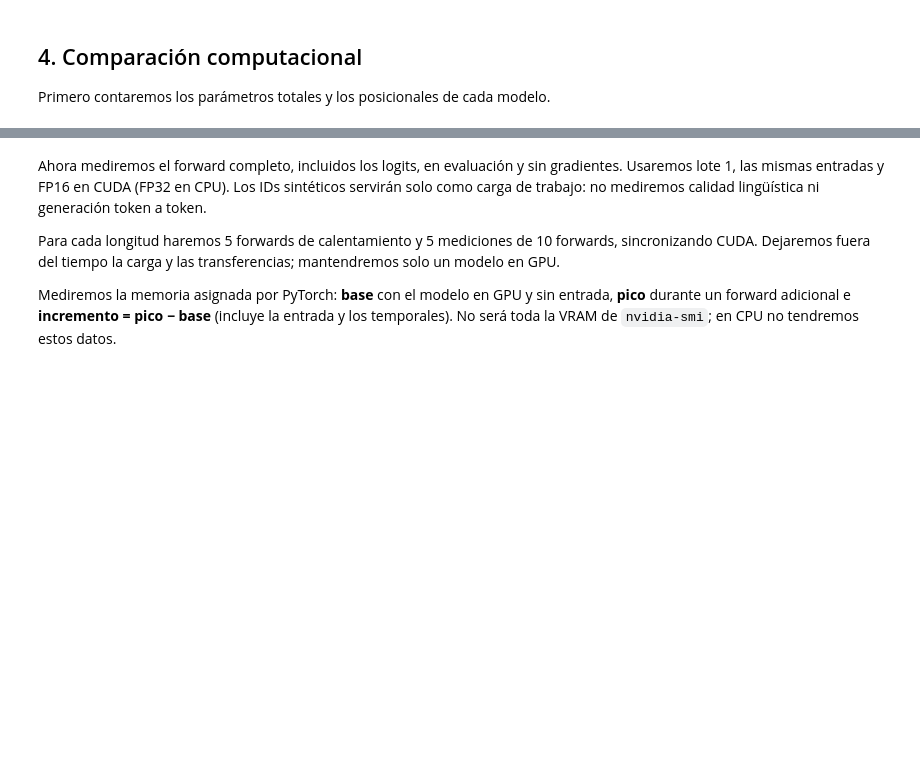
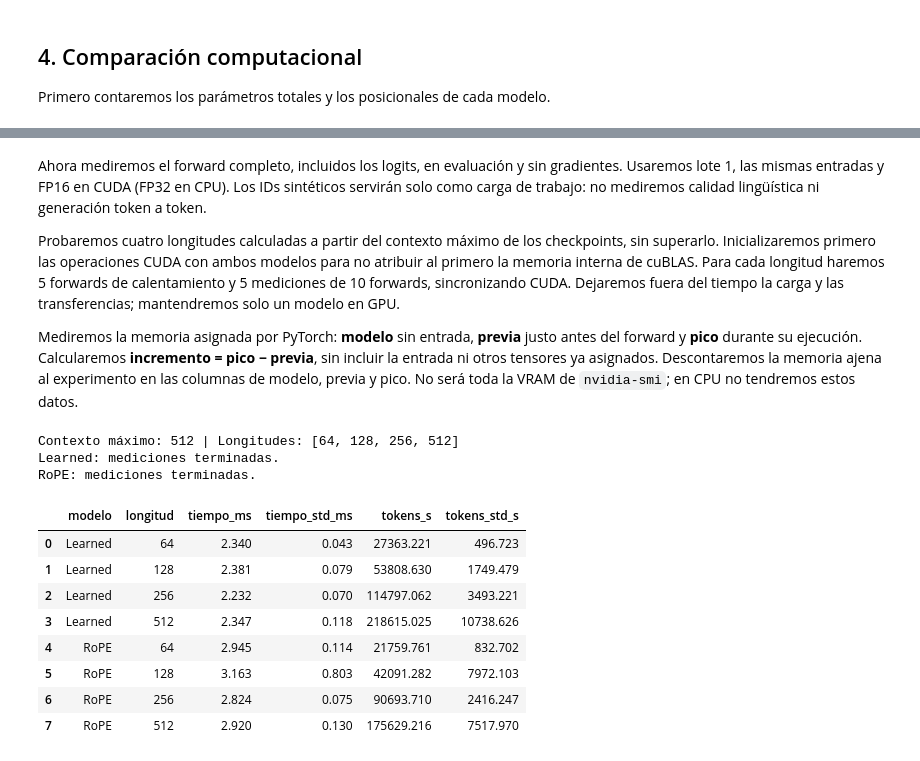
Before and after one commit to lucasbeneyto/Practica1_PLN1, a Jupyter notebook: experimentos_2_y_3/experimento_3.ipynb, the cells around one changed output, grey strips where cells are left out. Saved outputs shown, nothing was run; the diff lists cells and outputs as text; code cells hidden in the pictures; blank space fills up the shorter version.

```diff
--- a/experimentos_2_y_3/experimento_3.ipynb
+++ b/experimentos_2_y_3/experimento_3.ipynb
@@ -162,34 +193,50 @@ tabla_parametros.to_csv(resultados / 'parametros.csv', index=False)
 # %% [markdown]
 Ahora mediremos el forward completo, incluidos los logits, en evaluación y sin gradientes. Usaremos lote 1, las mismas entradas y FP16 en CUDA (FP32 en CPU). Los IDs sintéticos servirán solo como carga de trabajo: no mediremos calidad lingüística ni generación token a token.
 
-Para cada longitud haremos 5 forwards de calentamiento y 5 mediciones de 10 forwards, sincronizando CUDA. Dejaremos fuera del tiempo la carga y las transferencias; mantendremos solo un modelo en GPU.
+Probaremos cuatro longitudes calculadas a partir del contexto máximo de los checkpoints, sin superarlo. Inicializaremos primero las operaciones CUDA con ambos modelos para no atribuir al primero la memoria interna de cuBLAS. Para cada longitud haremos 5 forwards de calentamiento y 5 mediciones de 10 forwards, sincronizando CUDA. Dejaremos fuera del tiempo la carga y las transferencias; mantendremos solo un modelo en GPU.
 
-Mediremos la memoria asignada por PyTorch: **base** con el modelo en GPU y sin entrada, **pico** durante un forward adicional e **incremento = pico − base** (incluye la entrada y los temporales). No será toda la VRAM de `nvidia-smi`; en CPU no tendremos estos datos.
+Mediremos la memoria asignada por PyTorch: **modelo** sin entrada, **previa** justo antes del forward y **pico** durante su ejecución. Calcularemos **incremento = pico − previa**, sin incluir la entrada ni otros tensores ya asignados. Descontaremos la memoria ajena al experimento en las columnas de modelo, previa y pico. No será toda la VRAM de `nvidia-smi`; en CPU no tendremos estos datos.
 # %%
 lote = 1
 calentamiento = 5
 repeticiones = 5
 iteraciones = 10
-longitudes = sorted({min(n, cfg.context_length) for n in [64, 128, 256, 512, 1024]})
+contexto_maximo = min(configuracion.context_length for configuracion in configuraciones.values())
+longitudes = sorted({max(1, contexto_maximo // factor) for factor in [8, 4, 2, 1]})
+print(f'Contexto máximo: {contexto_maximo} | Longitudes: {longitudes}')
 generador = torch.Generator().manual_seed(43)
 entradas_cpu = torch.randint(cfg.vocab_size, (lote, max(longitudes)), generator=generador)
 mediciones = []
 
+# Inicializaremos las bibliotecas CUDA antes de medir la memoria de cada modelo.
+if dispositivo.type == 'cuda':
+    with torch.inference_mode():
+        for modelo in modelos.values():
+            modelo.to(device=dispositivo, dtype=precision)
+            entrada = entradas_cpu.to(dispositivo)
+            modelo(entrada)
+            sincronizar()
+            del entrada
+            modelo.to('cpu')
+    torch.cuda.empty_cache()
+
 with torch.inference_mode():
     for nombre, modelo in modelos.items():
+        sincronizar()
+        memoria_ajena = (torch.cuda.memory_allocated(dispositivo)
+                         if dispositivo.type == 'cuda' else 0)
         modelo.to(device=dispositivo, dtype=precision)
         sincronizar()
-        base_mib = (torch.cuda.memory_allocated(dispositivo) / 2**20
+        base_mib = ((torch.cuda.memory_allocated(dispositivo) - memoria_ajena) / 2**20
                     if dispositivo.type == 'cuda' else float('nan'))
         for longitud in longitudes:
             entrada = entradas_cpu[:, :longitud].contiguous().to(dispositivo)
             for _ in range(calentamiento):
                 salida = modelo(entrada)
                 if _ == calentamiento - 1 and not torch.isfinite(salida).all().item():
-                    raise ValueError('Salida no finita: cambia precision a torch.float32 para ambos modelos.')
+                    raise ValueError('Salida no finita: revisaremos la precisión de ambos modelos.')
                 del salida
             sincronizar()
-
             for repeticion in range(repeticiones):
                 sincronizar()
                 inicio = time.perf_counter()
@@ -198,39 +245,54 @@ with torch.inference_mode():
                 sincronizar()
                 segundos = time.perf_counter() - inicio
 
-                pico_mib = incremento_mib = float('nan')
+                previa_mib = pico_mib = incremento_mib = float('nan')
                 if dispositivo.type == 'cuda':
+                    sincronizar()
+                    memoria_previa = torch.cuda.memory_allocated(dispositivo)
                     torch.cuda.reset_peak_memory_stats(dispositivo)
                     modelo(entrada)
                     sincronizar()
                     pico = torch.cuda.max_memory_allocated(dispositivo)
-                    pico_mib = pico / 2**20
-                    incremento_mib = pico_mib - base_mib
-
+                    previa_mib = (memoria_previa - memoria_ajena) / 2**20
+                    pico_mib = (pico - memoria_ajena) / 2**20
+                    incremento_mib = (pico - memoria_previa) / 2**20
                 mediciones.append({
                     'modelo': nombre, 'longitud': longitud, 'repeticion': repeticion + 1,
                     'tiempo_ms': segundos / iteraciones * 1000,
                     'tokens_s': lote * longitud * iteraciones / segundos,
-                    'base_vram_mib': base_mib, 'pico_vram_mib': pico_mib,
-                    'incremento_vram_mib': incremento_mib,
+                    'modelo_vram_mib': base_mib, 'previa_vram_mib': previa_mib,
+                    'pico_vram_mib': pico_mib, 'incremento_vram_mib': incremento_mib,
                 })
             del entrada
         modelo.to('cpu')
         if dispositivo.type == 'cuda':
             torch.cuda.empty_cache()
         print(f'{nombre}: mediciones terminadas.')
 
 tabla_mediciones = pd.DataFrame(mediciones)
 tabla_mediciones.to_csv(resultados / 'mediciones.csv', index=False)
 resumen = tabla_mediciones.groupby(['modelo', 'longitud']).agg(
     tiempo_ms=('tiempo_ms', 'mean'), tiempo_std_ms=('tiempo_ms', 'std'),
     tokens_s=('tokens_s', 'mean'), tokens_std_s=('tokens_s', 'std'),
-    base_vram_mib=('base_vram_mib', 'mean'), pico_vram_mib=('pico_vram_mib', 'mean'),
-    incremento_vram_mib=('incremento_vram_mib', 'mean'),
+    modelo_vram_mib=('modelo_vram_mib', 'mean'), previa_vram_mib=('previa_vram_mib', 'mean'),
+    pico_vram_mib=('pico_vram_mib', 'mean'), incremento_vram_mib=('incremento_vram_mib', 'mean'),
 ).reset_index()
 display(resumen[['modelo', 'longitud', 'tiempo_ms', 'tiempo_std_ms', 'tokens_s', 'tokens_std_s']].round(3))
 resumen.to_csv(resultados / 'resumen.csv', index=False)
 pd.Series({'dispositivo': str(dispositivo), 'precision': str(precision), 'lote': lote,
            'calentamiento': calentamiento, 'repeticiones': repeticiones,
            'iteraciones': iteraciones}, name='valor').to_csv(resultados / 'condiciones.csv')
+# %% [output]
+Contexto máximo: 512 | Longitudes: [64, 128, 256, 512]
+Learned: mediciones terminadas.
+RoPE: mediciones terminadas.
+|  | modelo | longitud | tiempo_ms | tiempo_std_ms | tokens_s | tokens_std_s |
+| 0 | Learned | 64 | 2.340 | 0.043 | 27363.221 | 496.723 |
+| 1 | Learned | 128 | 2.381 | 0.079 | 53808.630 | 1749.479 |
+| 2 | Learned | 256 | 2.232 | 0.070 | 114797.062 | 3493.221 |
+| 3 | Learned | 512 | 2.347 | 0.118 | 218615.025 | 10738.626 |
+| 4 | RoPE | 64 | 2.945 | 0.114 | 21759.761 | 832.702 |
+| 5 | RoPE | 128 | 3.163 | 0.803 | 42091.282 | 7972.103 |
+| 6 | RoPE | 256 | 2.824 | 0.075 | 90693.710 | 2416.247 |
+| 7 | RoPE | 512 | 2.920 | 0.130 | 175629.216 | 7517.970 |
 # %% [markdown]
```
Also changed, not shown: parts of 9 cells of this notebook, 29 other files.
